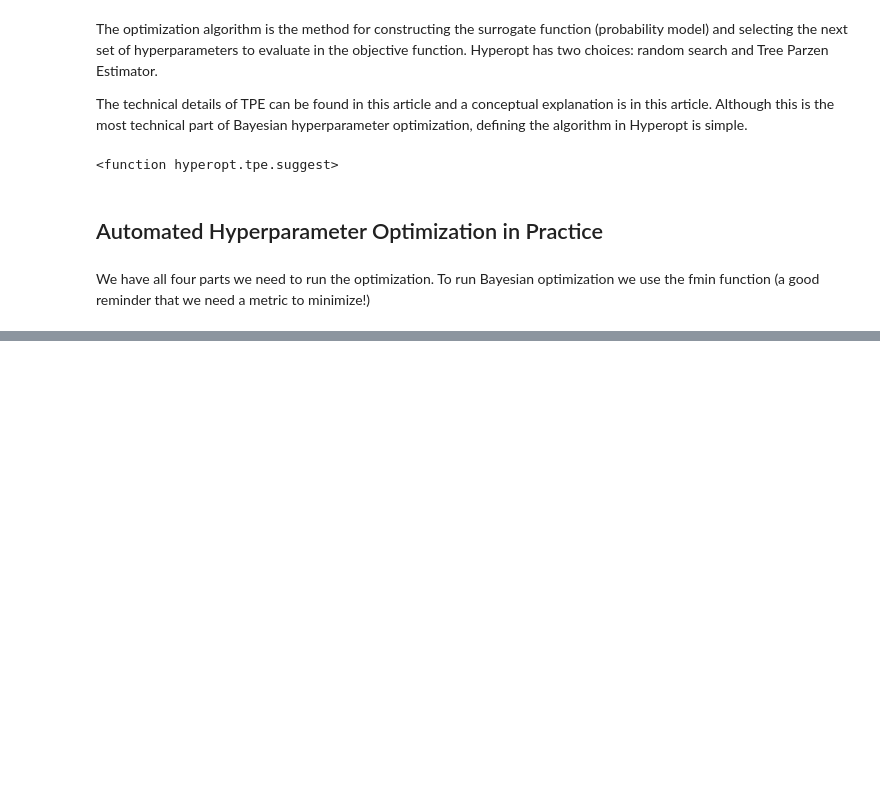
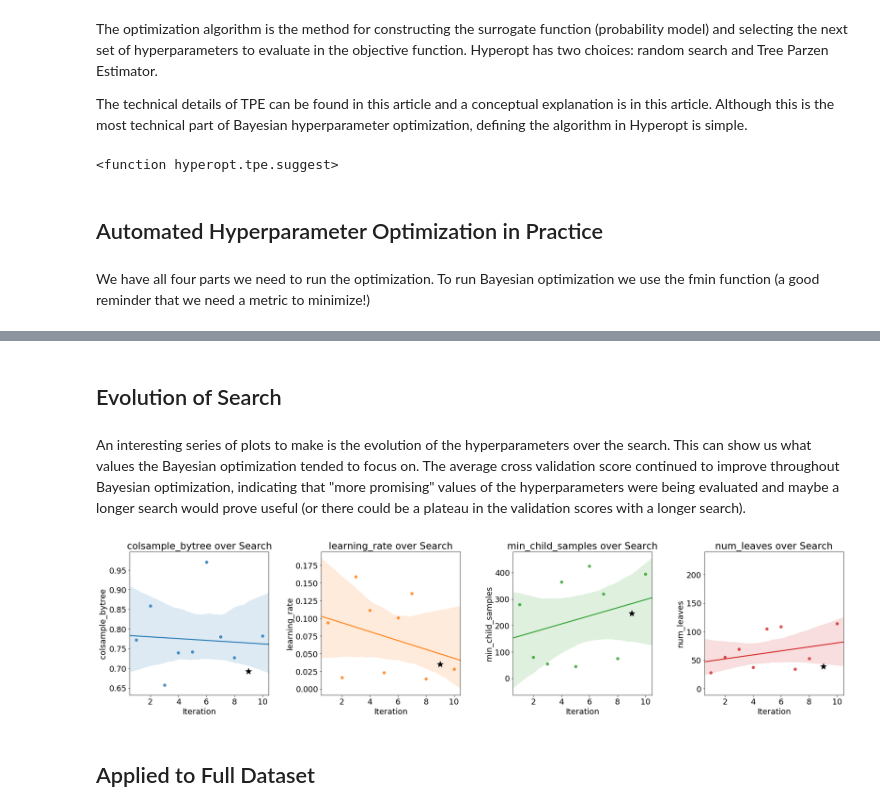
Before and after one commit to lianxiaolei/credit-risk, a Jupyter notebook: notebook/Automated Model Tuning.ipynb, the cells around one changed output, grey strips where cells are left out. Cells and saved outputs as stored; diff of their text form; code cells hidden in the pictures; blank space fills up the shorter version.

```diff
--- a/notebook/Automated Model Tuning.ipynb
+++ b/notebook/Automated Model Tuning.ipynb
@@ -354,0 +599,21 @@ best
+# %% [markdown]
+## Evolution of Search
+# %% [markdown]
+An interesting series of plots to make is the evolution of the hyperparameters over the search. This can show us what values the Bayesian optimization tended to focus on. The average cross validation score continued to improve throughout Bayesian optimization, indicating that "more promising" values of the hyperparameters were being evaluated and maybe a longer search would prove useful (or there could be a plateau in the validation scores with a longer search).
+# %%
+fig, axs = plt.subplots(1, 4, figsize = (24, 6))
+i = 0
+
+# Plot of four hyperparameters
+for i, hyper in enumerate(['colsample_bytree', 'learning_rate', 'min_child_samples', 'num_leaves']):
+
+        # Scatterplot
+        sns.regplot('iteration', hyper, data = bayes_params, ax = axs[i])
+        axs[i].scatter(best_bayes_params['iteration'], best_bayes_params[hyper], marker = '*', s = 200, c = 'k')
+        axs[i].set(xlabel = 'Iteration', ylabel = '{}'.format(hyper), title = '{} over Search'.format(hyper));
+
+plt.tight_layout()
+# %% [output]
+[figure, added]
+# %% [markdown]
+## Applied to Full Dataset
```
Also changed, not shown: parts of 36 cells of this notebook, 4 other files.
